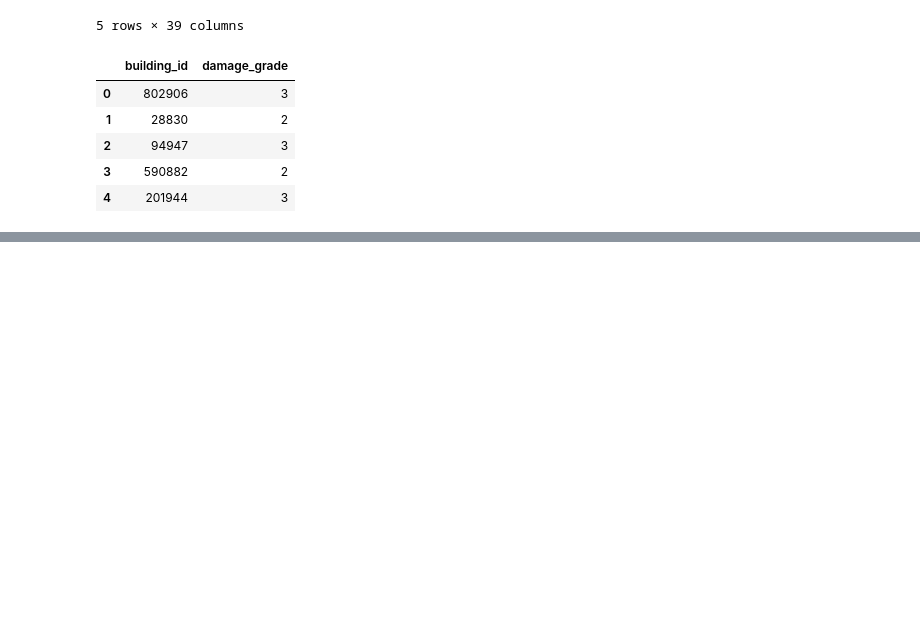
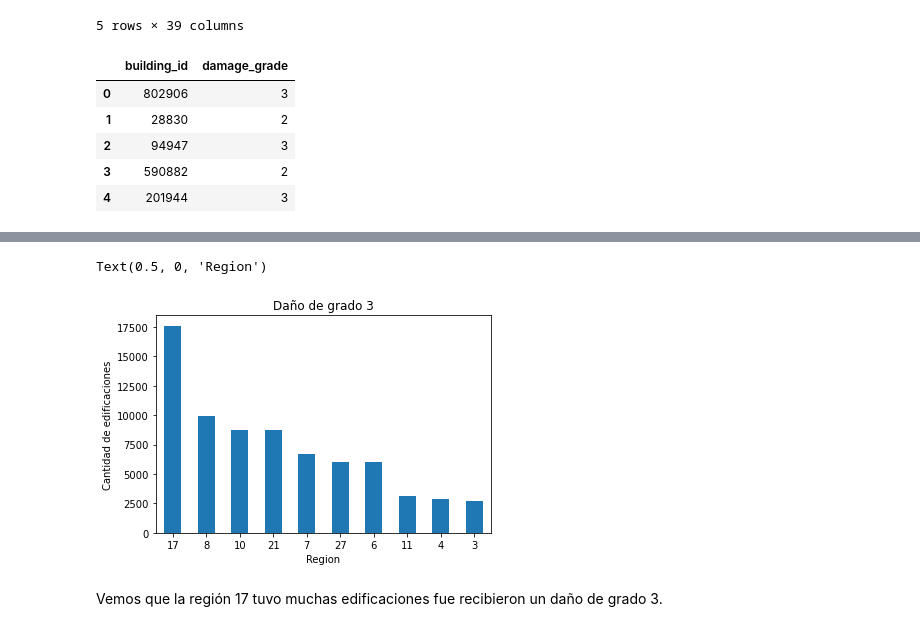
Before and after one commit to franvinas/7506-tp1, a Jupyter notebook: tp1.ipynb, the cells around one changed output, grey strips where cells are left out. Drawn from its saved outputs; the diff is of its cells as text; code cells hidden in the pictures; blank space fills up the shorter version.

```diff
--- a/tp1.ipynb
+++ b/tp1.ipynb
@@ -52,0 +72,10 @@ train_labels.head()
+# %%
+geo_level_1.loc[geo_level_1['damage_grade']==3, 'geo_level_1_id'].value_counts().nlargest(10).plot(kind='bar', rot=0, title='Daño de grado 3')
+ax=plt.gca()
+ax.set_ylabel('Cantidad de edificaciones')
+ax.set_xlabel('Region')
+# %% [output]
+Text(0.5, 0, 'Region')
+[figure, added]
+# %% [markdown]
+Vemos que la región 17 tuvo muchas edificaciones fue recibieron un daño de grado 3.
```
Also changed, not shown: parts of 4 cells of this notebook.
